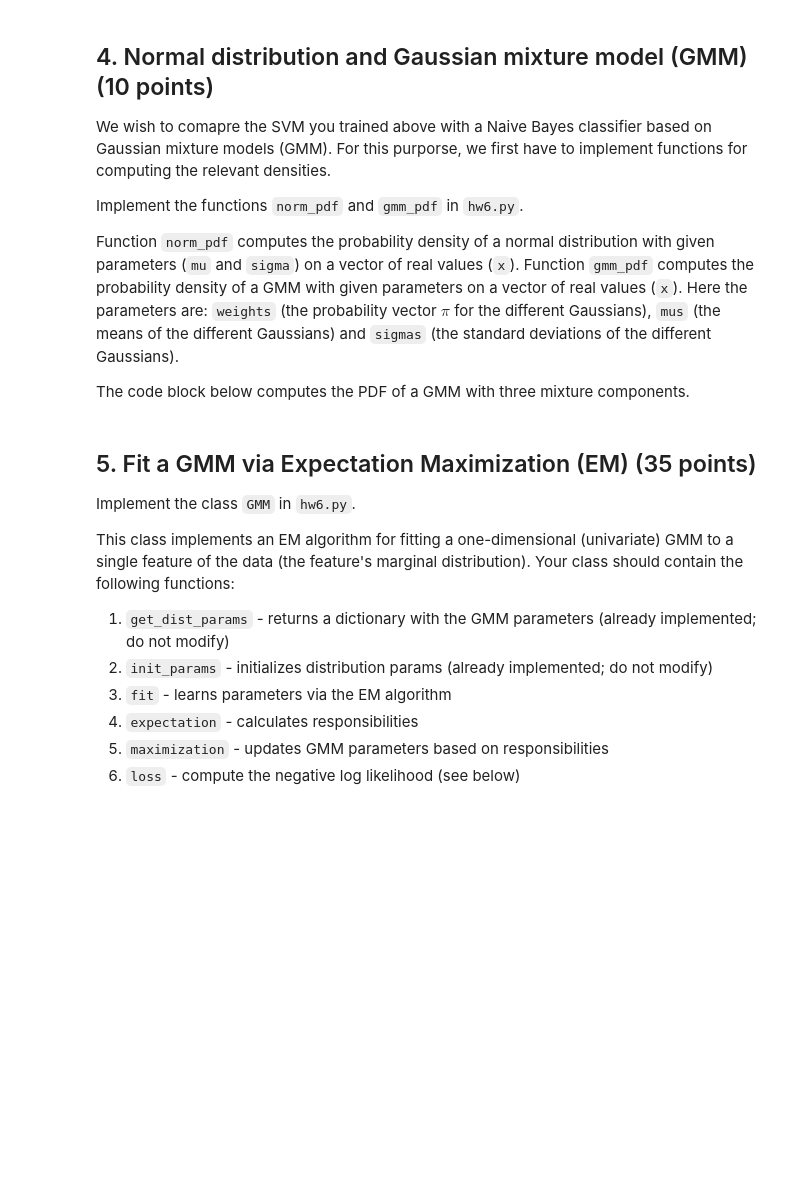
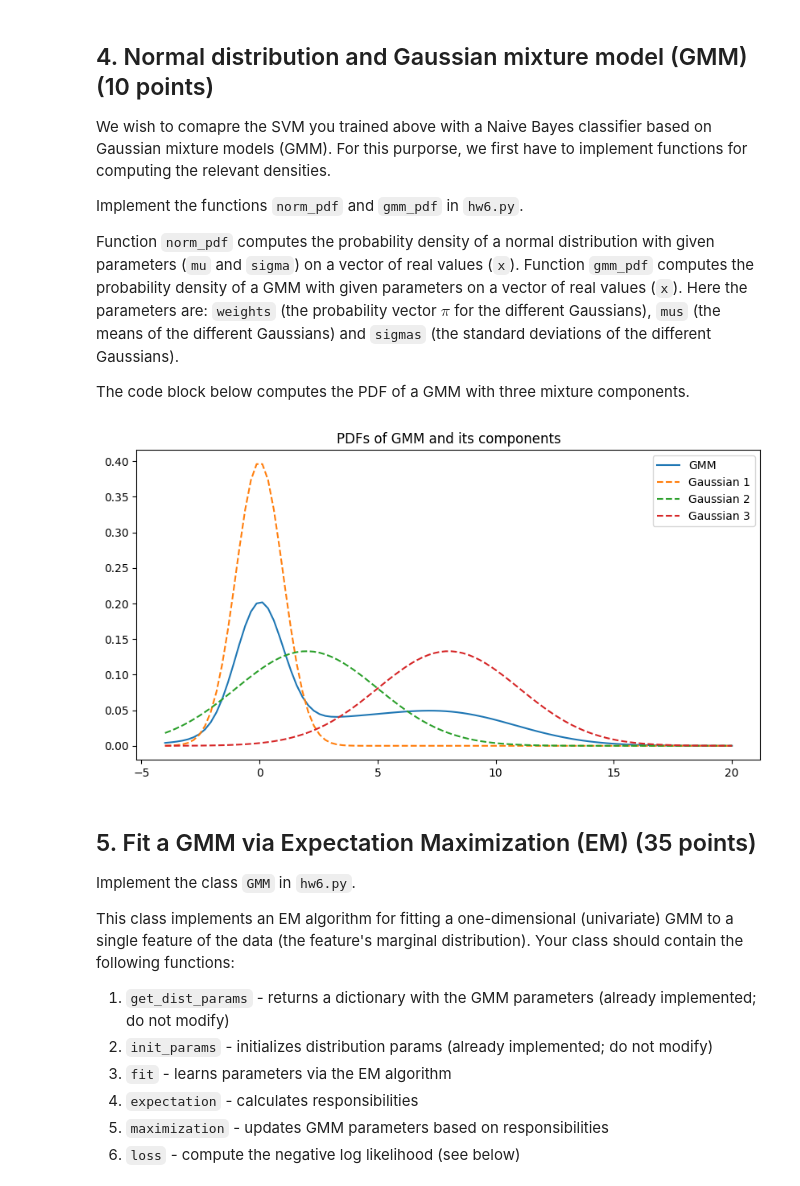
Before and after one commit to yossefPartouche/Machine_Learning, a Jupyter notebook: HW6/hw6.ipynb, the cells around one changed output. Cells and saved outputs as stored; diff of their text form; code cells hidden in the pictures; blank space fills up the shorter version.

```diff
--- a/HW6/hw6.ipynb
+++ b/HW6/hw6.ipynb
@@ -209,23 +235,34 @@ Here the parameters are: `weights` (the probability vector $\pi$ for the differe
 The code block below computes the PDF of a GMM with three mixture components.
 # %%
 from hw6 import norm_pdf, gmm_pdf
+import numpy as np
+import pandas as pd
+from matplotlib.colors import ListedColormap
+import matplotlib.pyplot as plt
 
 #  parameters for a gmm
 mus = [0, 2, 8]
 sigmas =  [1 , 3,  3]
 weights = [0.4, 0.2, 0.3]
 weights = weights / np.sum(weights)
 
 # generate a grid of points for plotting the pdf
 # the grid should cover the range of the GMM
 xx = np.linspace(mus[0]-4*sigmas[0], mus[2]+4*sigmas[2], 100)
 
 # plot the PDF of the GMM and its components
 plt.figure(figsize=(10, 5))
-plt.plot(xx, gmm_pdf(xx, weights, mus, sigmas), label='GMM')
+
+prob, _, _= gmm_pdf(xx, weights, mus, sigmas)
+
+plt.plot(xx, prob, label='GMM')
 for i in range(len(mus)):
     plt.plot(xx, norm_pdf(xx, mus[i], sigmas[i]), label=f'Gaussian {i+1}', linestyle='--')
 plt.title('PDFs of GMM and its components')
+plt.legend()
+plt.show()
+# %% [output]
+[figure, added]
 # %% [markdown]
 ## 5. Fit a GMM via Expectation Maximization (EM) (35 points)
 
```
Also changed, not shown: parts of 8 cells of this notebook, 10 other files.
